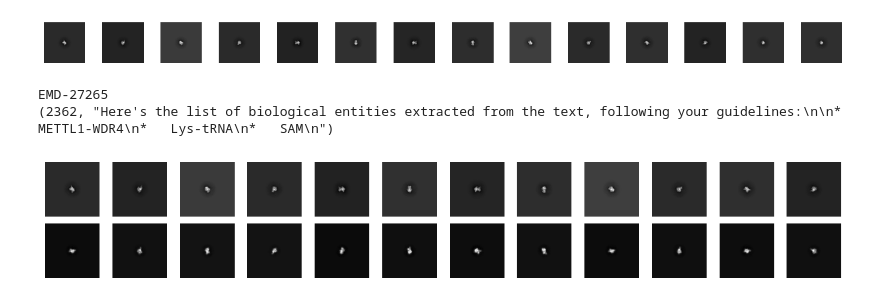
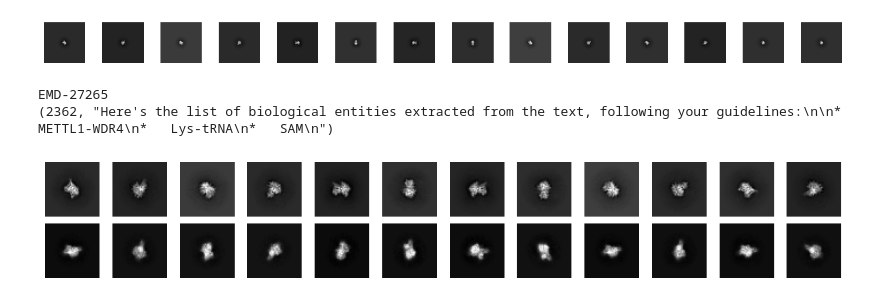
Before and after one commit to jproney/cryofinder, a Jupyter notebook: notebooks/Analyze2dSearch.ipynb, the cells around one changed output. Saved outputs shown, nothing was run; the diff lists cells and outputs as text; code cells hidden in the pictures.

```diff
--- a/notebooks/Analyze2dSearch.ipynb
+++ b/notebooks/Analyze2dSearch.ipynb
@@ -146,10 +153,10 @@ matched_images = dat['images'][bwq_indices, matched_proj]
 # %%
 # visualize top matches -- note that the top and bottom rows are NOT rotationally aligned
 hit_rank = 2
-plot_projections(torch.cat([vos[:12], matched_images[:,hit_rank]]), nrows=2)
+plot_projections(torch.cat([vos[:12], matched_images[:,hit_rank]])[:, 40:88, 40:88], nrows=2)
 print(f"EMD-{dat['ids'][bwq_indices[0,hit_rank]]}") # EMDB id of the match
 print(all_topics[bwq_indices[0,hit_rank]]) # print the associated keywords for the entry
 # %% [output]
 EMD-27265
 (2362, "Here's the list of biological entities extracted from the text, following your guidelines:\n\n*   METTL1-WDR4\n*   Lys-tRNA\n*   SAM\n")
-[figure, old version]
+[figure, new version]
```
Also changed, not shown: parts of 4 cells of this notebook, 3 other files.
